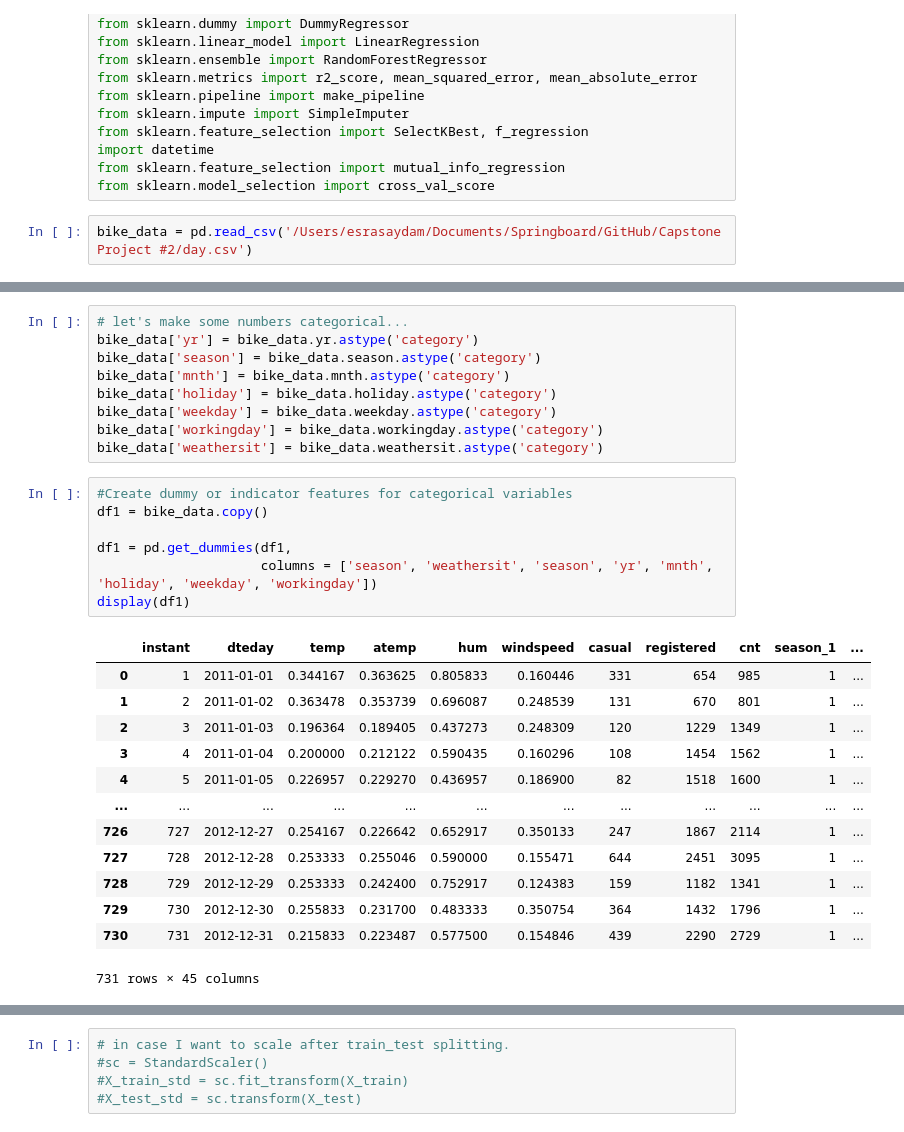
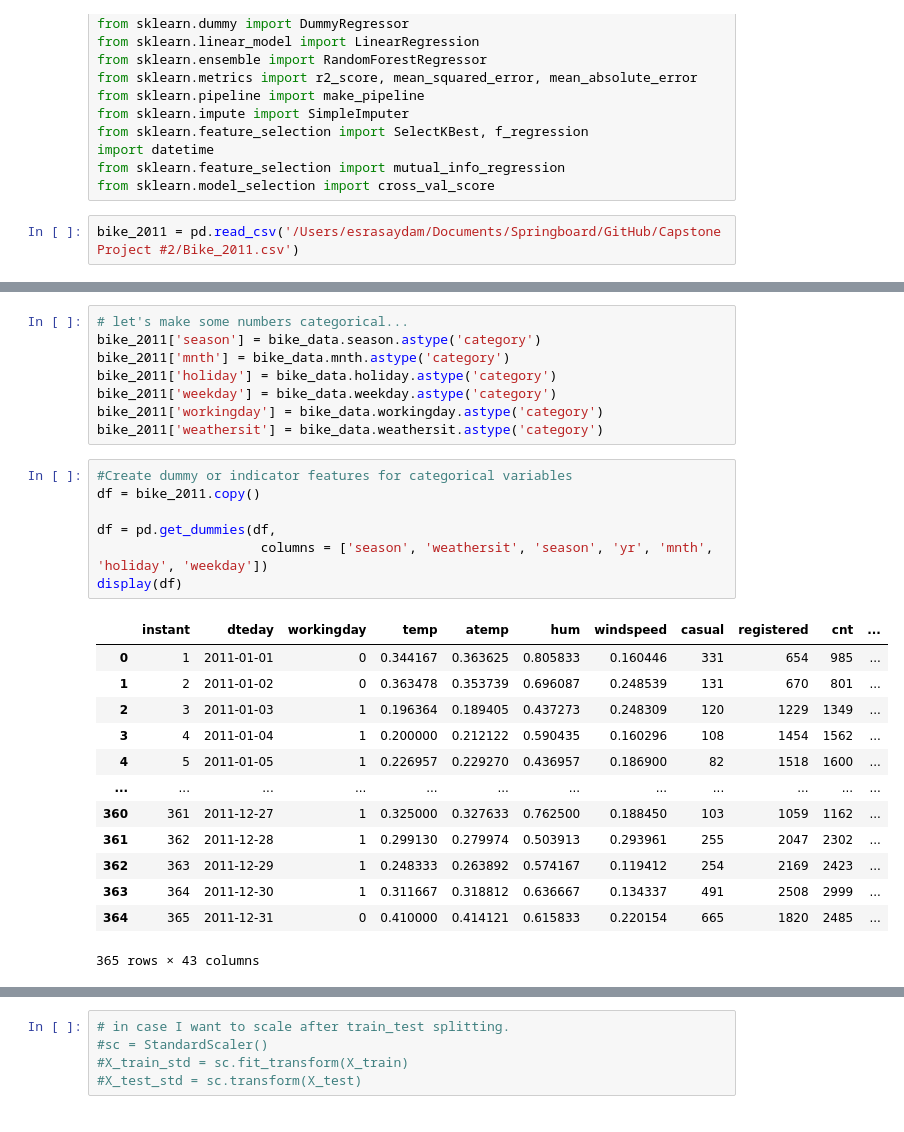
Before and after one commit to karlakum/Capstone-Two-Project, a Jupyter notebook: Notebooks/Bike - Preprocessing and Modeling.ipynb, the cells around one changed output, grey strips where cells are left out. Drawn from its saved outputs; the diff is of its cells as text.

```diff
--- a/Notebooks/Bike - Preprocessing and Modeling.ipynb
+++ b/Notebooks/Bike - Preprocessing and Modeling.ipynb
@@ -21,5 +21,5 @@ import datetime
 from sklearn.feature_selection import mutual_info_regression
 from sklearn.model_selection import cross_val_score
 # %%
-bike_data = pd.read_csv('/Users/esrasaydam/Documents/Springboard/GitHub/Capstone Project #2/day.csv')
+bike_2011 = pd.read_csv('/Users/esrasaydam/Documents/Springboard/GitHub/Capstone Project #2/Bike_2011.csv')
 # %%
@@ -34,32 +54,31 @@ bike_data.head()
 # %%
 # let's make some numbers categorical...
-bike_data['yr'] = bike_data.yr.astype('category')
-bike_data['season'] = bike_data.season.astype('category')
-bike_data['mnth'] = bike_data.mnth.astype('category')
-bike_data['holiday'] = bike_data.holiday.astype('category')
-bike_data['weekday'] = bike_data.weekday.astype('category')
-bike_data['workingday'] = bike_data.workingday.astype('category')
-bike_data['weathersit'] = bike_data.weathersit.astype('category')
+bike_2011['season'] = bike_data.season.astype('category')
+bike_2011['mnth'] = bike_data.mnth.astype('category')
+bike_2011['holiday'] = bike_data.holiday.astype('category')
+bike_2011['weekday'] = bike_data.weekday.astype('category')
+bike_2011['workingday'] = bike_data.workingday.astype('category')
+bike_2011['weathersit'] = bike_data.weathersit.astype('category')
 # %%
 #Create dummy or indicator features for categorical variables
-df1 = bike_data.copy()
+df = bike_2011.copy()
 
-df1 = pd.get_dummies(df1,
-                     columns = ['season', 'weathersit', 'season', 'yr', 'mnth', 'holiday', 'weekday', 'workingday'])
-display(df1)
+df = pd.get_dummies(df,
+                     columns = ['season', 'weathersit', 'season', 'yr', 'mnth', 'holiday', 'weekday'])
+display(df)
 # %% [output]
-|  | instant | dteday | temp | atemp | hum | windspeed | casual | registered | cnt | season_1 | ... |
-| 0 | 1 | 2011-01-01 | 0.344167 | 0.363625 | 0.805833 | 0.160446 | 331 | 654 | 985 | 1 | ... |
-| 1 | 2 | 2011-01-02 | 0.363478 | 0.353739 | 0.696087 | 0.248539 | 131 | 670 | 801 | 1 | ... |
-| 2 | 3 | 2011-01-03 | 0.196364 | 0.189405 | 0.437273 | 0.248309 | 120 | 1229 | 1349 | 1 | ... |
-| 3 | 4 | 2011-01-04 | 0.200000 | 0.212122 | 0.590435 | 0.160296 | 108 | 1454 | 1562 | 1 | ... |
-| 4 | 5 | 2011-01-05 | 0.226957 | 0.229270 | 0.436957 | 0.186900 | 82 | 1518 | 1600 | 1 | ... |
+|  | instant | dteday | workingday | temp | atemp | hum | windspeed | casual | registered | cnt | ... |
+| 0 | 1 | 2011-01-01 | 0 | 0.344167 | 0.363625 | 0.805833 | 0.160446 | 331 | 654 | 985 | ... |
+| 1 | 2 | 2011-01-02 | 0 | 0.363478 | 0.353739 | 0.696087 | 0.248539 | 131 | 670 | 801 | ... |
+| 2 | 3 | 2011-01-03 | 1 | 0.196364 | 0.189405 | 0.437273 | 0.248309 | 120 | 1229 | 1349 | ... |
+| 3 | 4 | 2011-01-04 | 1 | 0.200000 | 0.212122 | 0.590435 | 0.160296 | 108 | 1454 | 1562 | ... |
+| 4 | 5 | 2011-01-05 | 1 | 0.226957 | 0.229270 | 0.436957 | 0.186900 | 82 | 1518 | 1600 | ... |
 | ... | ... | ... | ... | ... | ... | ... | ... | ... | ... | ... | ... |
-| 726 | 727 | 2012-12-27 | 0.254167 | 0.226642 | 0.652917 | 0.350133 | 247 | 1867 | 2114 | 1 | ... |
-| 727 | 728 | 2012-12-28 | 0.253333 | 0.255046 | 0.590000 | 0.155471 | 644 | 2451 | 3095 | 1 | ... |
-| 728 | 729 | 2012-12-29 | 0.253333 | 0.242400 | 0.752917 | 0.124383 | 159 | 1182 | 1341 | 1 | ... |
-| 729 | 730 | 2012-12-30 | 0.255833 | 0.231700 | 0.483333 | 0.350754 | 364 | 1432 | 1796 | 1 | ... |
-| 730 | 731 | 2012-12-31 | 0.215833 | 0.223487 | 0.577500 | 0.154846 | 439 | 2290 | 2729 | 1 | ... |
+| 360 | 361 | 2011-12-27 | 1 | 0.325000 | 0.327633 | 0.762500 | 0.188450 | 103 | 1059 | 1162 | ... |
+| 361 | 362 | 2011-12-28 | 1 | 0.299130 | 0.279974 | 0.503913 | 0.293961 | 255 | 2047 | 2302 | ... |
+| 362 | 363 | 2011-12-29 | 1 | 0.248333 | 0.263892 | 0.574167 | 0.119412 | 254 | 2169 | 2423 | ... |
+| 363 | 364 | 2011-12-30 | 1 | 0.311667 | 0.318812 | 0.636667 | 0.134337 | 491 | 2508 | 2999 | ... |
+| 364 | 365 | 2011-12-31 | 0 | 0.410000 | 0.414121 | 0.615833 | 0.220154 | 665 | 1820 | 2485 | ... |
-731 rows × 45 columns
+365 rows × 43 columns
 # %%
 #let's make sure of the feature types.
```
Also changed, not shown: parts of 84 cells of this notebook.
